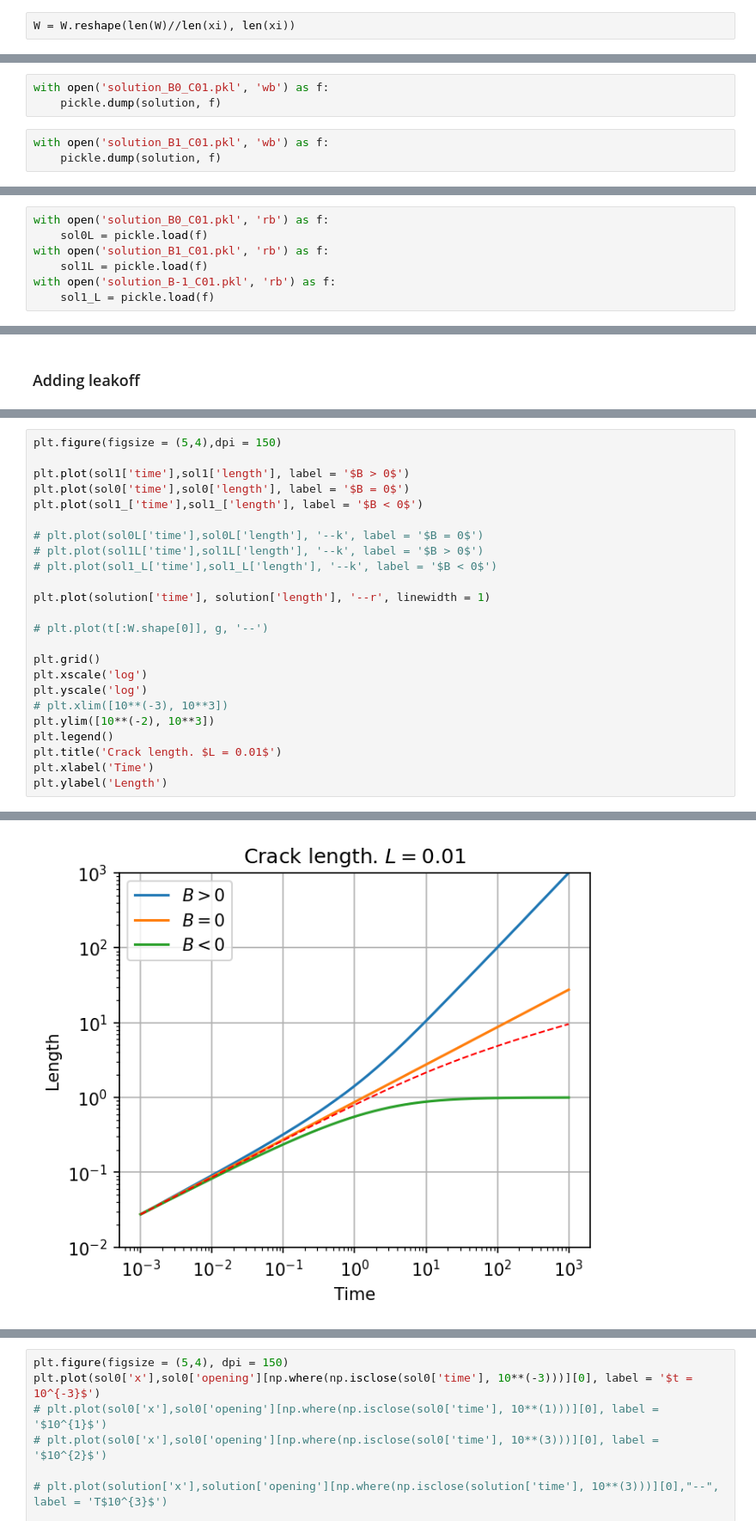
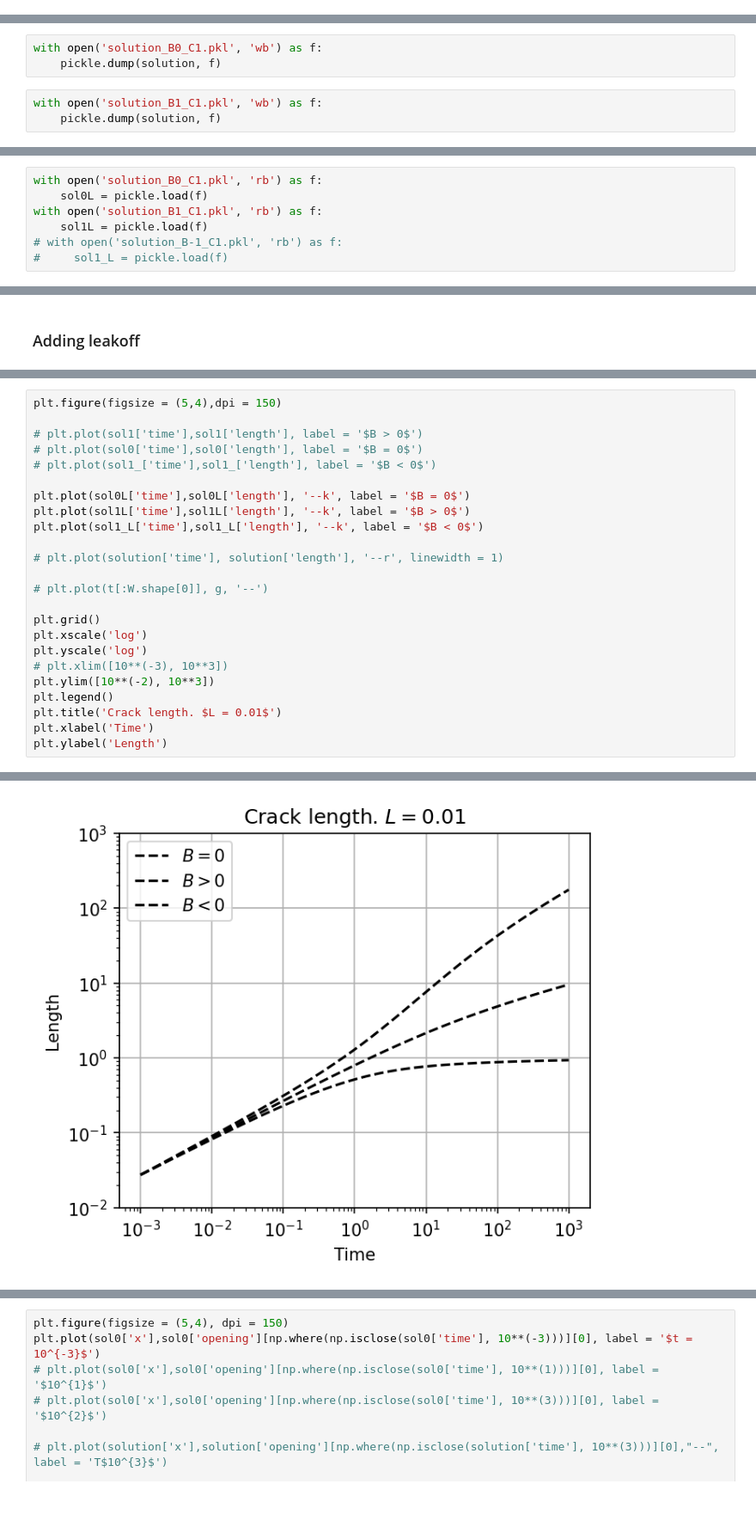
Before and after one commit to dashadem/CO2lovers, a Jupyter notebook: nonlinear.ipynb, the cells around one changed output, grey strips where cells are left out. Shown at 86% size. Cells and saved outputs as stored; diff of their text form; blank space fills up the shorter version.

```diff
--- a/nonlinear.ipynb
+++ b/nonlinear.ipynb
@@ -811,2 +803,0 @@ plt.plot(solution['opening'][5300])
-# %%
-W = W.reshape(len(W)//len(xi), len(xi))
@@ -826,10 +811,10 @@ solution = {'opening': W.reshape(len(t), len(xi)), 'length': g, 'flux': psi, 'ti
 # %% [markdown]
 #### Save solutions
 # %%
-with open('solution_B0_C01.pkl', 'wb') as f:
+with open('solution_B0_C1.pkl', 'wb') as f:
     pickle.dump(solution, f)
 # %%
-with open('solution_B1_C01.pkl', 'wb') as f:
+with open('solution_B1_C1.pkl', 'wb') as f:
     pickle.dump(solution, f)
 # %%
 with open('solution_B-1_C01.pkl', 'wb') as f:
@@ -855,12 +840,12 @@ with open('solution_B-1_T06.pkl', 'rb') as f:
 # %% [output]
 FileNotFoundError: [Errno 2] No such file or directory: 'solution_B0_T06.pkl'
 # %%
-with open('solution_B0_C01.pkl', 'rb') as f:
+with open('solution_B0_C1.pkl', 'rb') as f:
     sol0L = pickle.load(f)
-with open('solution_B1_C01.pkl', 'rb') as f:
+with open('solution_B1_C1.pkl', 'rb') as f:
     sol1L = pickle.load(f)
-with open('solution_B-1_C01.pkl', 'rb') as f:
-    sol1_L = pickle.load(f)
+# with open('solution_B-1_C1.pkl', 'rb') as f:
+#     sol1_L = pickle.load(f)
 # %% [markdown]
 #### Length
 # %%
@@ -1219,27 +1226,27 @@ Text(0, 0.5, 'Flux')
 # %%
 plt.figure(figsize = (5,4),dpi = 150)
 
-plt.plot(sol1['time'],sol1['length'], label = '$B > 0$')
-plt.plot(sol0['time'],sol0['length'], label = '$B = 0$')
-plt.plot(sol1_['time'],sol1_['length'], label = '$B < 0$')
+# plt.plot(sol1['time'],sol1['length'], label = '$B > 0$')
+# plt.plot(sol0['time'],sol0['length'], label = '$B = 0$')
+# plt.plot(sol1_['time'],sol1_['length'], label = '$B < 0$')
 
-# plt.plot(sol0L['time'],sol0L['length'], '--k', label = '$B = 0$')
-# plt.plot(sol1L['time'],sol1L['length'], '--k', label = '$B > 0$')
-# plt.plot(sol1_L['time'],sol1_L['length'], '--k', label = '$B < 0$')
+plt.plot(sol0L['time'],sol0L['length'], '--k', label = '$B = 0$')
+plt.plot(sol1L['time'],sol1L['length'], '--k', label = '$B > 0$')
+plt.plot(sol1_L['time'],sol1_L['length'], '--k', label = '$B < 0$')
 
-plt.plot(solution['time'], solution['length'], '--r', linewidth = 1)
+# plt.plot(solution['time'], solution['length'], '--r', linewidth = 1)
 
 # plt.plot(t[:W.shape[0]], g, '--')
 
 plt.grid()
 plt.xscale('log')
 plt.yscale('log')
 # plt.xlim([10**(-3), 10**3])
 plt.ylim([10**(-2), 10**3])
 plt.legend()
 plt.title('Crack length. $L = 0.01$')
 plt.xlabel('Time')
 plt.ylabel('Length')
 # %% [output]
 Text(0, 0.5, 'Length')
-[figure, old version]
+[figure, new version]
```
Also changed, not shown: parts of 21 cells of this notebook.
